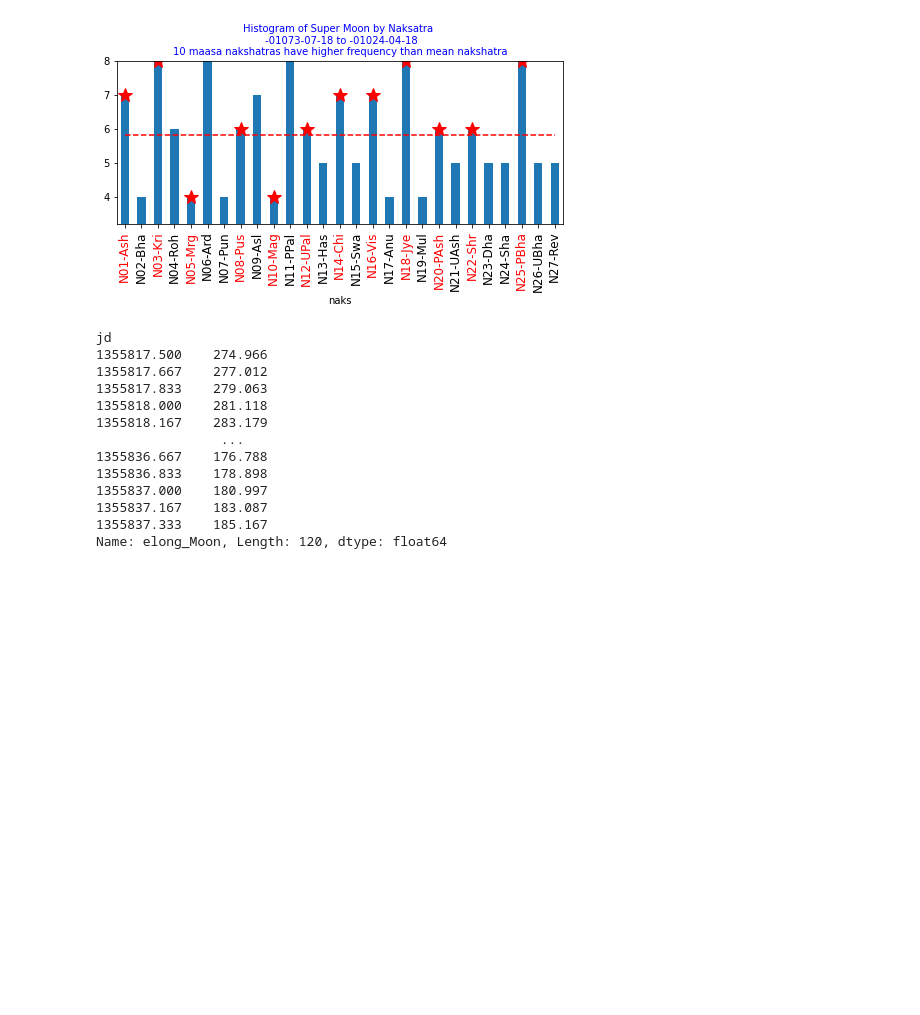
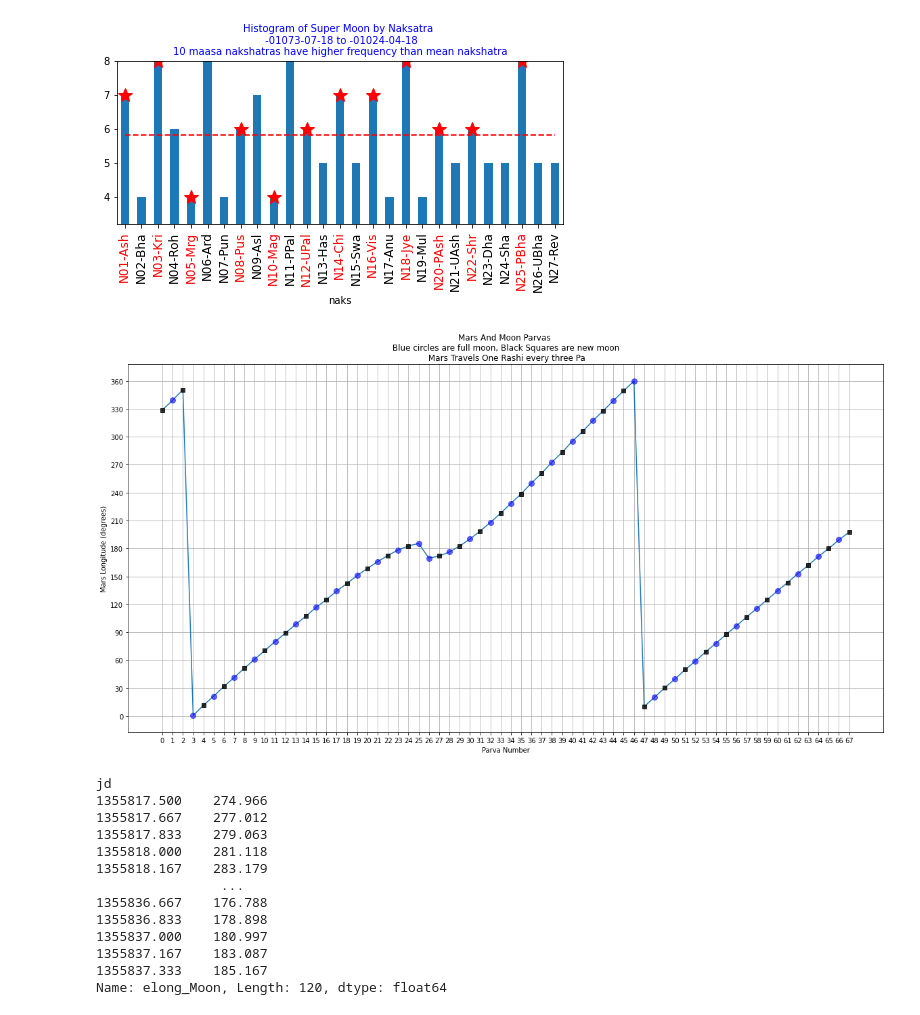
Before and after one commit to suchakr/cahc-utils, a Jupyter notebook: jyotisha/cahc_explore.ipynb, the cells around one changed output. Cells and saved outputs as stored; diff of their text form; code cells hidden in the pictures; blank space fills up the shorter version.

```diff
--- a/jyotisha/cahc_explore.ipynb
+++ b/jyotisha/cahc_explore.ipynb
@@ -148,3 +159,49 @@ nmsu.super_moon_histogram_by_epoch()
+# %%
+import PlanetPos
+import pandas as pd
+import numpy as np
+import re
+pp = PlanetPos.PlanetPos( slice= ['Moon', 'Sun' ,'Mars'])
+jd_start = PlanetPos.JD_BCE_1000_JAN_1
+nyears = 3
+fn = f'mar_{nyears}.pkl'
+fn = f'../datasets/{fn}'
+try :
+	# 1/0
+	mars_yrs = pd.read_pickle(fn)
+except Exception as e:
+	print(e)
+	mars_yrs = pd.concat( [pp.get_planet_pos(jd) for jd in np.arange(jd_start, jd_start+366*nyears, 1/6)])#.plot(figsize=(20,10))
+	mars_yrs.to_pickle(fn)
+
+marspvt = mars_yrs.pivot_table(index=['jd', 'date'], columns='planet', values='elong').reset_index()#.set_index('jd')#.plot(figsize=(20,10))
+marspvt.date = marspvt.date.apply(lambda x: re.sub(":\d\d\.\d\d\d","",x))
+marspvt['moon_phase'] = (marspvt.Sun - marspvt.Moon)%360
+marspvt['mars_direction'] = np.sign(marspvt.Mars.diff()).apply(lambda x: 1 if x == 1.0 else -1)
+delta=1.1
+fm = marspvt[ [ (180-delta)<x<(180+delta) for x in marspvt.moon_phase] ].jd.diff()
+nm = marspvt[marspvt.moon_phase < 2.1].jd.diff()
+fm = fm[fm>1]
+nm = nm[nm>1]
+fm =-fm
+nfm = fm.copy().append(nm).sort_index()
+parvas = marspvt.loc[nfm.index]
+parvas['moon_parva'] = [ int(x) for x in (-np.sign(nfm.values)+1)/2]
+parvas['parva_diff'] = parvas.jd.diff()
+parvas = parvas[parvas.mars_direction == 1].reset_index()
+pd.options.display.float_format = '{:.2f}'.format
+ax=parvas.Mars.plot(figsize=(20,10))
+parvas[parvas.moon_parva == 1].Mars.plot(ax=ax, marker='o', markersize=8, color='blue', alpha=0.6, lw=0)
+parvas[parvas.moon_parva != 1].Mars.plot(ax=ax, marker='s', color='black', alpha=0.8, lw=0)
+
+ax.set_title('Mars And Moon Parvas \n Blue circles are full moon, Black Squares are new moon \n Mars Travels One Rashi every three Pa')
+ax.set_xlabel('Parva Number')
+ax.set_ylabel('Mars Longitude (degrees)')
+ax.set_xticks(np.arange(0,parvas.shape[0],1))
+ax.set_yticks(np.arange(0,361,30))
+ax.grid(True)
+# %% [output]
+[figure, added]
 # %%
 ## Scratchpad
 mdf.loc[i:, 'elong_Moon'].iloc[0:30*4]
```
Also changed, not shown: parts of 3 cells of this notebook, 3 other files.
